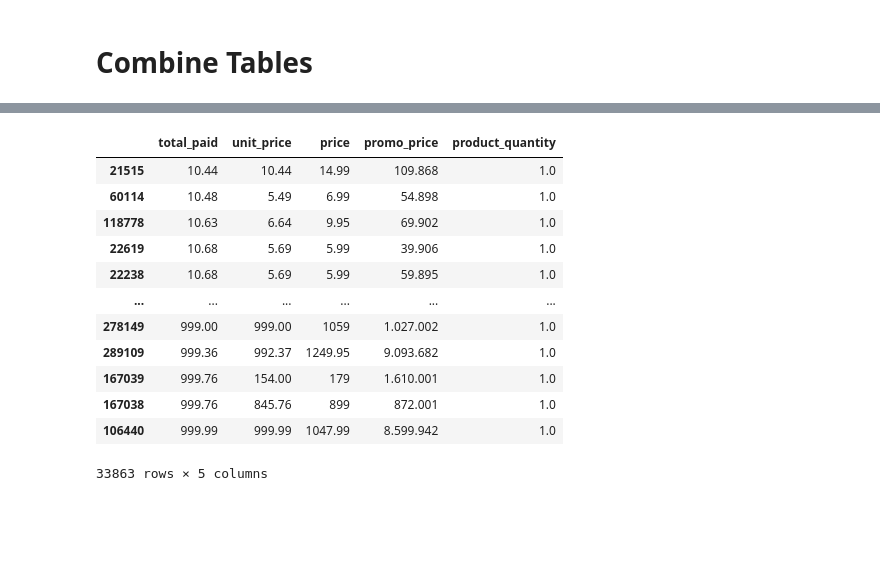
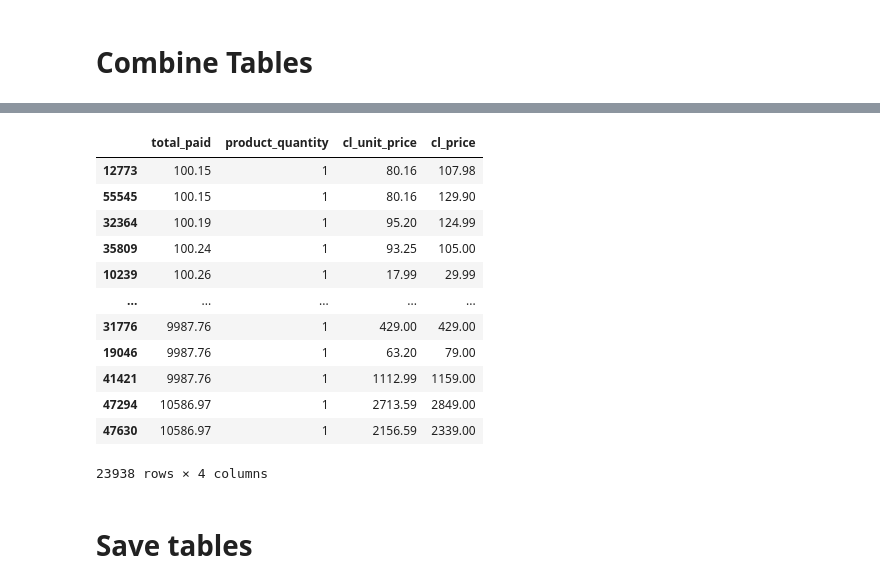
Before and after one commit to FindWhatYou/Pandas_Exercises, a Jupyter notebook: 7_Data_Cleaning.ipynb, the cells around one changed output, grey strips where cells are left out. Drawn from its saved outputs; the diff is of its cells as text; code cells hidden in the pictures; blank space fills up the shorter version.

```diff
--- a/7_Data_Cleaning.ipynb
+++ b/7_Data_Cleaning.ipynb
@@ -481,0 +890,9 @@ orderlines.sku.nunique()
+# %%
+orderlines_in_prod = orderlines_2sp.merge(
+    products_3sp,
+    how = "left",
+    left_on = 'sku',
+    right_on = 'sku'
+)
+
+len(set(orderlines_in_prod.sku)), len(set(orderlines_2sp.sku))
@@ -481,0 +937,2 @@ orderlines.sku.nunique()
+# %%
+drop_ids = list(orderlines_in_prod[orderlines_in_prod['type'].isna()].id_order.drop_duplicates())
@@ -481,0 +949,7 @@ orderlines.sku.nunique()
+# %%
+# Convert drop_ids to a set for faster membership checking
+drop_ids_set = set(drop_ids)
+
+# Filter rows with existing index values
+orders_3sp_comp = orders_2sp_comp.set_index("order_id").loc[lambda x: x.index.isin(drop_ids_set) == False].reset_index()
+orders_3sp_comp
@@ -482,14 +972,14 @@ orderlines.sku.nunique()
 # %%
 all_commbine = (
-orders_1sp
+orders_3sp_comp
  .merge(
     orderlines_1sp,
-    how = "left",
+    how = "inner",
     left_on ="order_id",
     right_on ="id_order")
  .merge(
-    products_2sp,
-    how = "left",
+    products_3sp,
+    how = "inner",
     left_on = "sku",
     right_on = "sku")
  .copy()
@@ -511,28 +1001,29 @@ all_commbine.sample(10)
 # %%
 (
 all_commbine[(all_commbine.product_quantity == 1)
            & (all_commbine.state == "Completed")
-           & (all_commbine.total_paid > 10)
-           & (all_commbine.total_paid < 1000) ]
+           & (all_commbine.total_paid > 100)
+           & (all_commbine.total_paid < 100000) ]
             [["total_paid",
-              "unit_price",
-              "price",
-              "promo_price",
-              "product_quantity"]]
+              "product_quantity",
+              'cl_unit_price',
+              'cl_price']]
               .sort_values(by="total_paid")
               .drop_duplicates()
 )
 # %% [output]
-|  | total_paid | unit_price | price | promo_price | product_quantity |
-| 21515 | 10.44 | 10.44 | 14.99 | 109.868 | 1.0 |
-| 60114 | 10.48 | 5.49 | 6.99 | 54.898 | 1.0 |
-| 118778 | 10.63 | 6.64 | 9.95 | 69.902 | 1.0 |
-| 22619 | 10.68 | 5.69 | 5.99 | 39.906 | 1.0 |
-| 22238 | 10.68 | 5.69 | 5.99 | 59.895 | 1.0 |
-| ... | ... | ... | ... | ... | ... |
-| 278149 | 999.00 | 999.00 | 1059 | 1.027.002 | 1.0 |
-| 289109 | 999.36 | 992.37 | 1249.95 | 9.093.682 | 1.0 |
-| 167039 | 999.76 | 154.00 | 179 | 1.610.001 | 1.0 |
-| 167038 | 999.76 | 845.76 | 899 | 872.001 | 1.0 |
-| 106440 | 999.99 | 999.99 | 1047.99 | 8.599.942 | 1.0 |
+|  | total_paid | product_quantity | cl_unit_price | cl_price |
+| 12773 | 100.15 | 1 | 80.16 | 107.98 |
+| 55545 | 100.15 | 1 | 80.16 | 129.90 |
+| 32364 | 100.19 | 1 | 95.20 | 124.99 |
+| 35809 | 100.24 | 1 | 93.25 | 105.00 |
+| 10239 | 100.26 | 1 | 17.99 | 29.99 |
+| ... | ... | ... | ... | ... |
+| 31776 | 9987.76 | 1 | 429.00 | 429.00 |
+| 19046 | 9987.76 | 1 | 63.20 | 79.00 |
+| 41421 | 9987.76 | 1 | 1112.99 | 1159.00 |
+| 47294 | 10586.97 | 1 | 2713.59 | 2849.00 |
+| 47630 | 10586.97 | 1 | 2156.59 | 2339.00 |
-33863 rows × 5 columns
+23938 rows × 4 columns
+# %% [markdown]
+# Save tables
```
Also changed, not shown: parts of 82 cells of this notebook.
